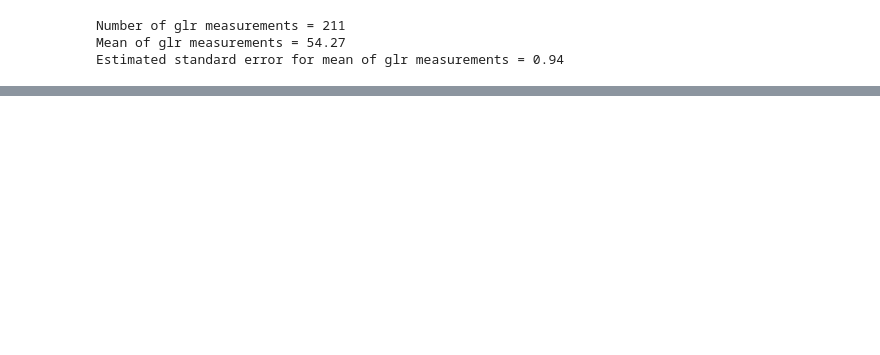
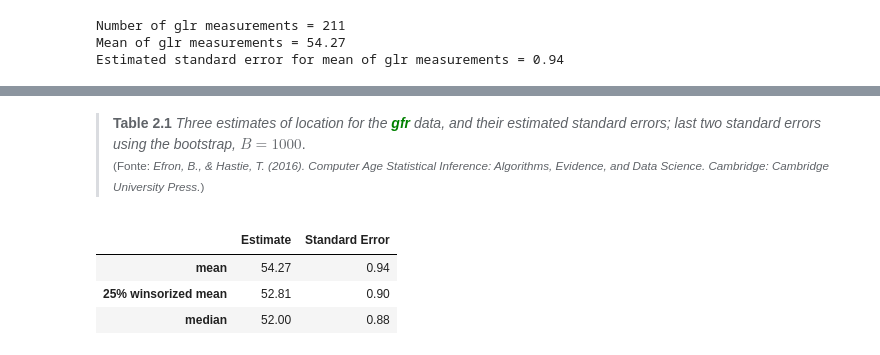
Before and after one commit to fmafonseca/casi, a Jupyter notebook: notebooks/01.02.Frequentist-Inference.ipynb, the cells around one changed output, grey strips where cells are left out. Cells and saved outputs as stored; diff of their text form; code cells hidden in the pictures; blank space fills up the shorter version.

```diff
--- a/notebooks/01.02.Frequentist-Inference.ipynb
+++ b/notebooks/01.02.Frequentist-Inference.ipynb
@@ -244,11 +244,11 @@ $$
 # %%
 n = len(gfr_df.index)
 mean_glr = gfr_df.glr.mean()
-estimated_se_glr = gfr_df.glr.std() / np.sqrt(n)
+estimated_se_mean_glr = gfr_df.glr.std() / np.sqrt(n)
 
 print("Number of glr measurements = {0}".format(n))
 print("Mean of glr measurements = {0:.2f}".format(mean_glr))
-print("Estimated standard error for mean of glr measurements = {0:.2f}".format(estimated_se_glr))
+print("Estimated standard error for mean of glr measurements = {0:.2f}".format(estimated_se_mean_glr))
 # %% [output]
 Number of glr measurements = 211
 Mean of glr measurements = 54.27
@@ -255,0 +297,36 @@ Estimated standard error for mean of glr measurements = 0.94
+# %% [markdown]
+<blockquote>
+<strong>Table 2.1</strong> <em>Three estimates of location for the <strong><font color=green>gfr</font></strong> data, and their estimated standard errors; last two standard errors using the bootstrap, $B=1000$</em>.
+
+<p>
+<small>(Fonte: <em>Efron, B., & Hastie, T. (2016). Computer Age Statistical Inference: Algorithms, Evidence, and Data Science. Cambridge: Cambridge University Press.</em>)</small>
+</p>
+</blockquote>
+# %%
+import bootstrapped.bootstrap as bs
+import bootstrapped.stats_functions as bs_stats
+
+# 25% winsorized mean and standard error
+winsorized_glr = mstats.winsorize(gfr_df.glr, limits=[winsorized_limit, winsorized_limit])
+winsorized_mean_glr = np.mean(winsorized_glr)
+empirical_std = bs.bootstrap(np.array(glr_bootstrap_metrics_df['winsorized_mean']), stat_func=bs_stats.std)
+estimated_se_winsorized_mean_glr = empirical_std.value
+
+# median and standard error
+median_glr = gfr_df.glr.median()
+empirical_std = bs.bootstrap(np.array(glr_bootstrap_metrics_df['median']), stat_func=bs_stats.std)
+estimated_se_median_glr = empirical_std.value
+
+# create Table 2.1
+estimates_column = np.round([mean_glr, winsorized_mean_glr, median_glr], decimals=2)
+se_column = np.round([estimated_se_mean_glr, estimated_se_winsorized_mean_glr, estimated_se_median_glr], decimals=2)
+table_2_1 = pd.DataFrame(
+    {'Estimate': estimates_column, 'Standard Error': se_column},
+    index = ['mean', '25% winsorized mean', 'median']
+)
+table_2_1
+# %% [output]
+|  | Estimate | Standard Error |
+| mean | 54.27 | 0.94 |
+| 25% winsorized mean | 52.81 | 0.90 |
+| median | 52.00 | 0.88 |
```
Also changed, not shown: parts of 35 cells of this notebook.
